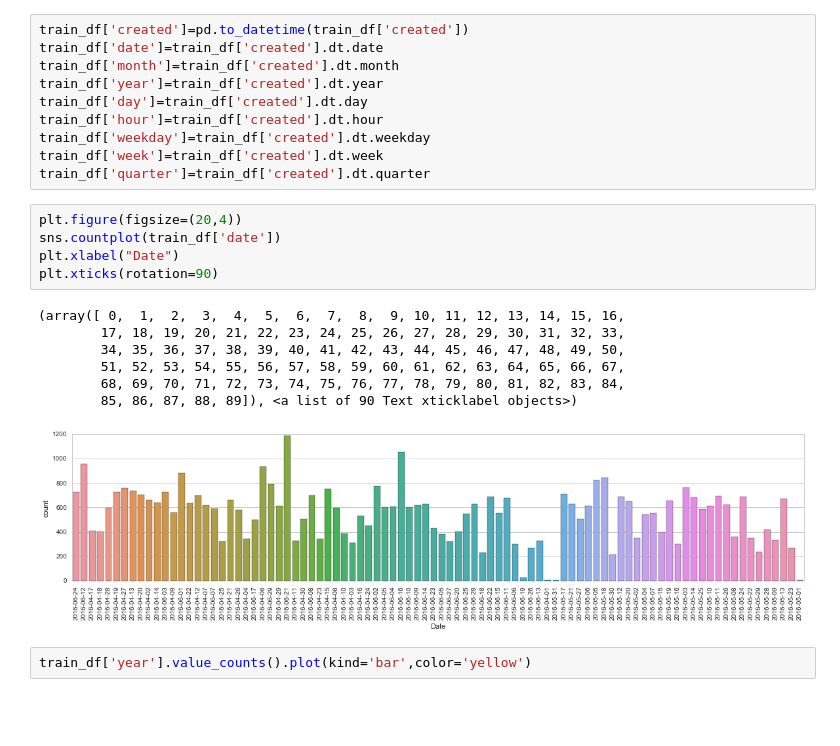
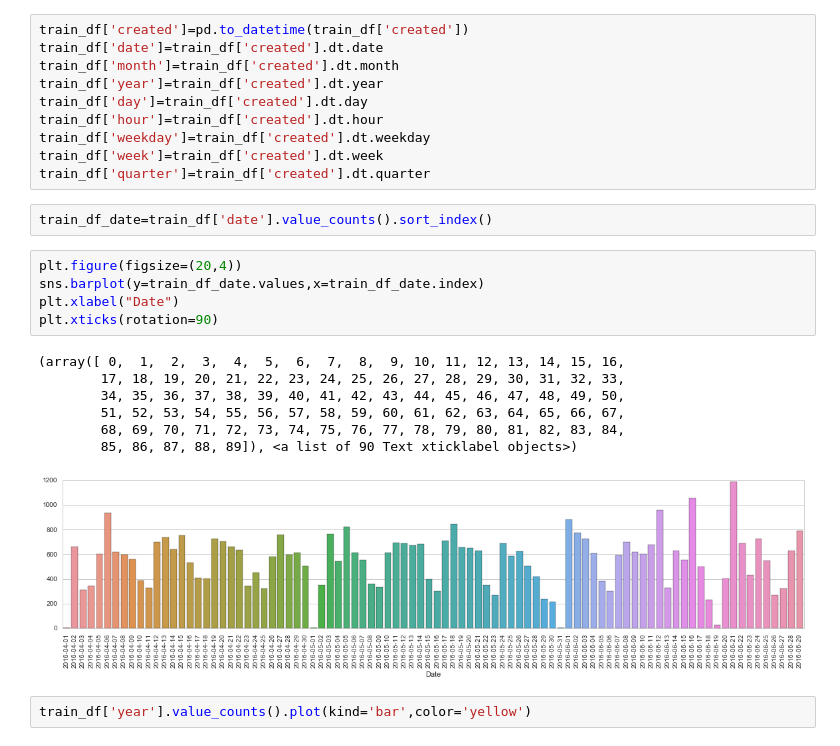
Before and after one commit to LilyElizabethJohn/Kaggle---Two-Sigma-RentHop, a Jupyter notebook: RentHop - 03222017 - EDA.ipynb, the cells around one changed output. Drawn from its saved outputs; the diff is of its cells as text; blank space fills up the shorter version.

```diff
--- a/RentHop - 03222017 - EDA.ipynb
+++ b/RentHop - 03222017 - EDA.ipynb
@@ -279,19 +266,21 @@ train_df['hour']=train_df['created'].dt.hour
 train_df['weekday']=train_df['created'].dt.weekday
 train_df['week']=train_df['created'].dt.week
 train_df['quarter']=train_df['created'].dt.quarter
+# %%
+train_df_date=train_df['date'].value_counts().sort_index()
 # %%
 plt.figure(figsize=(20,4))
-sns.countplot(train_df['date'])
+sns.barplot(y=train_df_date.values,x=train_df_date.index)
 plt.xlabel("Date")
 plt.xticks(rotation=90)
 # %% [output]
 (array([ 0,  1,  2,  3,  4,  5,  6,  7,  8,  9, 10, 11, 12, 13, 14, 15, 16,
         17, 18, 19, 20, 21, 22, 23, 24, 25, 26, 27, 28, 29, 30, 31, 32, 33,
         34, 35, 36, 37, 38, 39, 40, 41, 42, 43, 44, 45, 46, 47, 48, 49, 50,
         51, 52, 53, 54, 55, 56, 57, 58, 59, 60, 61, 62, 63, 64, 65, 66, 67,
         68, 69, 70, 71, 72, 73, 74, 75, 76, 77, 78, 79, 80, 81, 82, 83, 84,
         85, 86, 87, 88, 89]), <a list of 90 Text xticklabel objects>)
-[figure, old version]
+[figure, new version]
 # %%
 train_df['year'].value_counts().plot(kind='bar',color='yellow')
 # %% [output]
```
Also changed, not shown: parts of 9 cells of this notebook.
